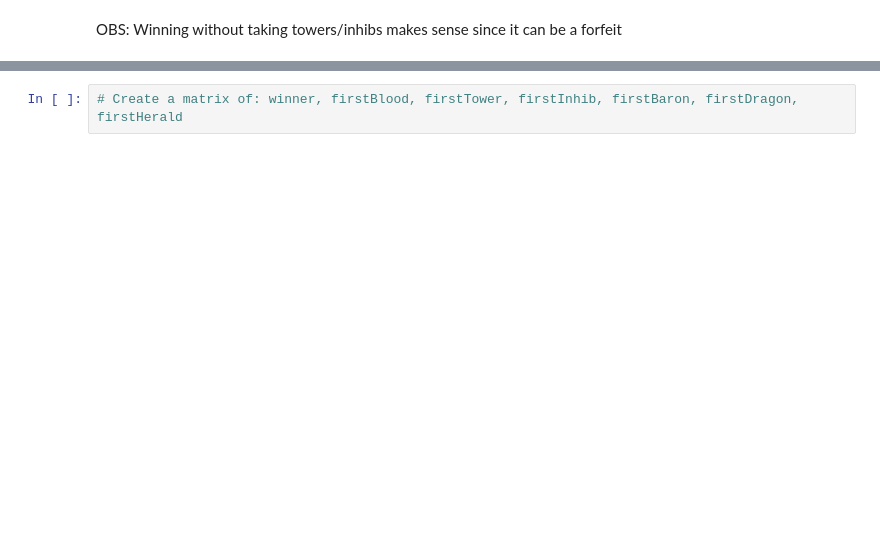
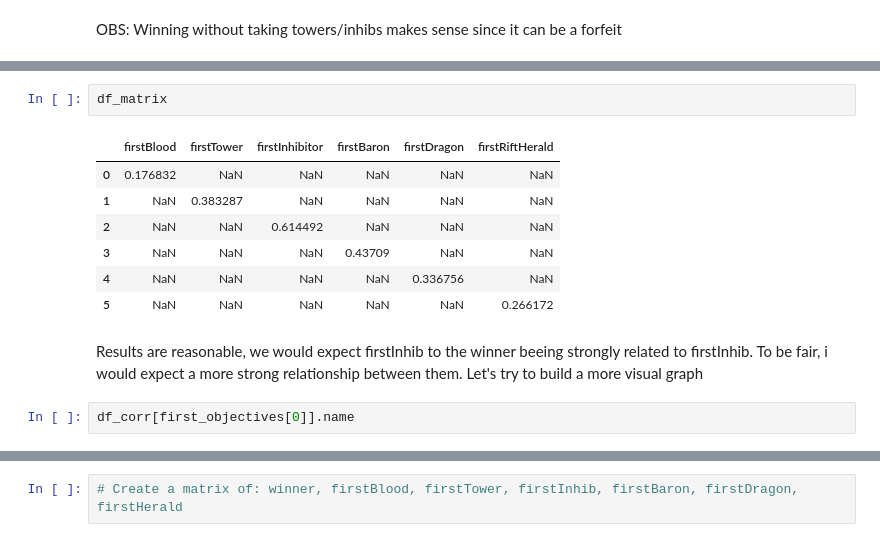
Before and after one commit to guilhermeRaibolt/kaggle_league_analysis, a Jupyter notebook: 1st - League Of Legends/Data Analysis-1.ipynb, the cells around one changed output, grey strips where cells are left out. Saved outputs shown, nothing was run; the diff lists cells and outputs as text; blank space fills up the shorter version.

```diff
--- a/1st - League Of Legends/Data Analysis-1.ipynb
+++ b/1st - League Of Legends/Data Analysis-1.ipynb
@@ -716,0 +934,14 @@ OBS: Winning without taking towers/inhibs makes sense since it can be a forfeit
+# %%
+df_matrix
+# %% [output]
+|  | firstBlood | firstTower | firstInhibitor | firstBaron | firstDragon | firstRiftHerald |
+| 0 | 0.176832 | NaN | NaN | NaN | NaN | NaN |
+| 1 | NaN | 0.383287 | NaN | NaN | NaN | NaN |
+| 2 | NaN | NaN | 0.614492 | NaN | NaN | NaN |
+| 3 | NaN | NaN | NaN | 0.43709 | NaN | NaN |
+| 4 | NaN | NaN | NaN | NaN | 0.336756 | NaN |
+| 5 | NaN | NaN | NaN | NaN | NaN | 0.266172 |
+# %% [markdown]
+Results are reasonable, we would expect firstInhib to the winner beeing strongly related to firstInhib. To be fair, i would expect a more strong relationship between them. Let's try to build a more visual graph
+# %%
+df_corr[first_objectives[0]].name
```
Also changed, not shown: parts of 35 cells of this notebook.
